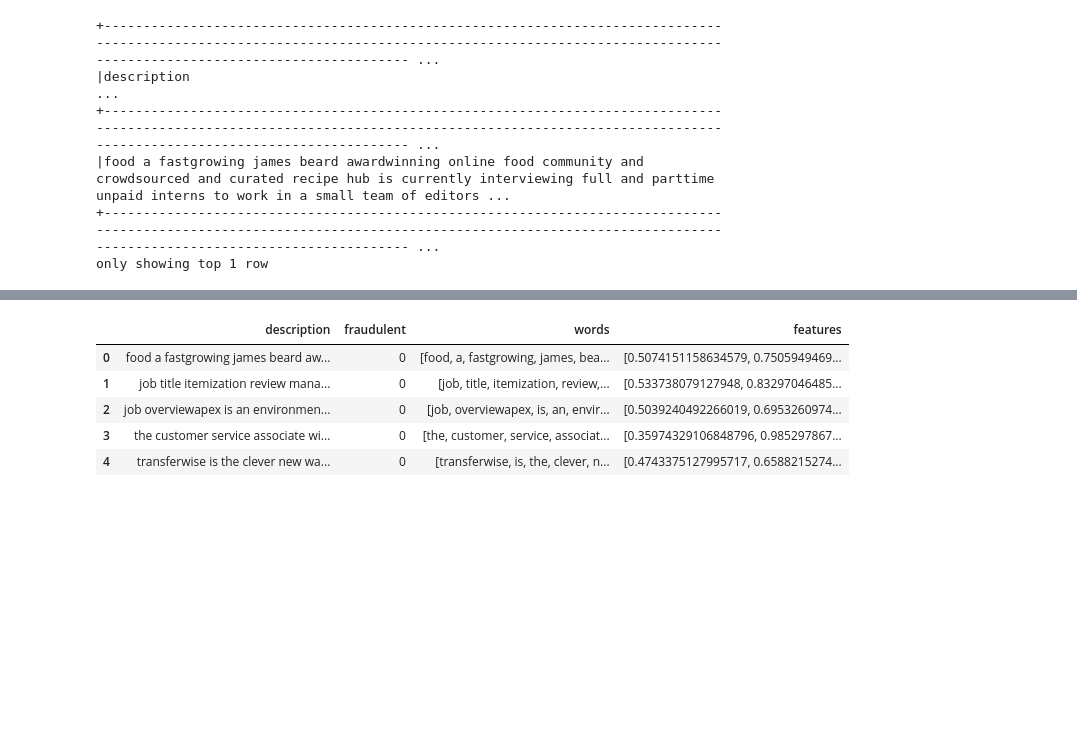
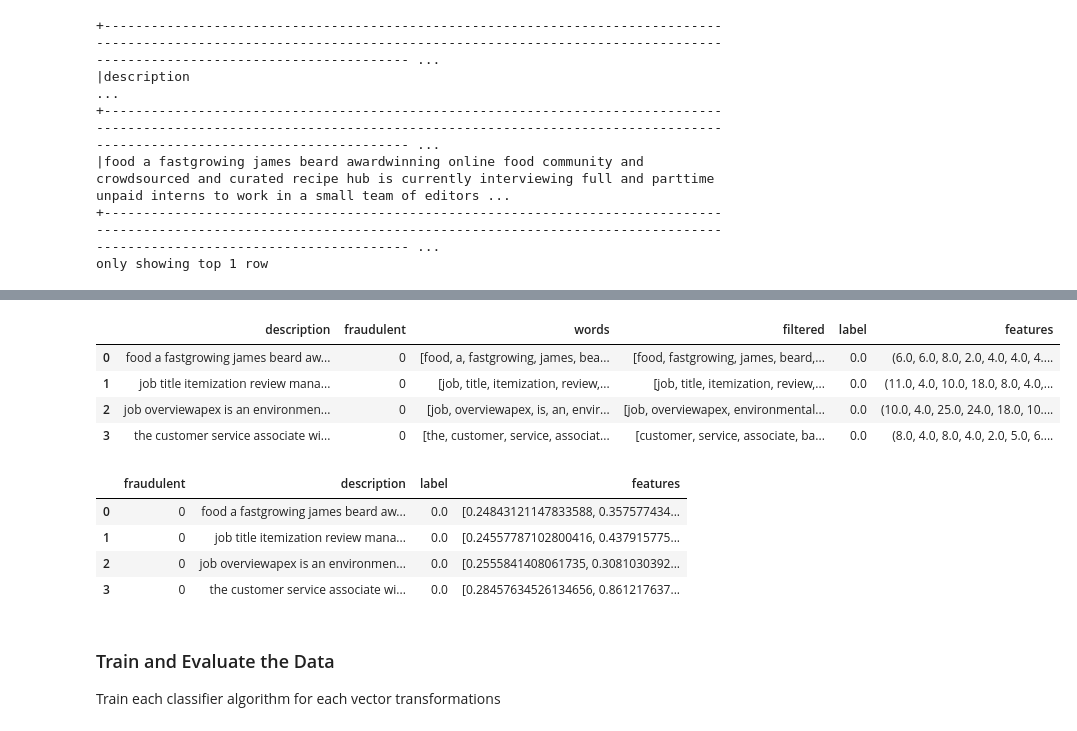
Before and after one commit to marleybacelar/fakejob, a Jupyter notebook: pyspark-fakejob.ipynb, the cells around one changed output, grey strips where cells are left out. Drawn from its saved outputs; the diff is of its cells as text; code cells hidden in the pictures; blank space fills up the shorter version.

```diff
--- a/pyspark-fakejob.ipynb
+++ b/pyspark-fakejob.ipynb
@@ -241,11 +234,21 @@ W2VfeaturizedData.name = 'W2VfeaturizedData' # We will need this to print later
-# %%
-# Display the Word2Vector Dataframe after the Scaler
-W2VfeaturizedData.limit(5).toPandas()
-# %% [output]
-|  | description | fraudulent | words | features |
-| 0 | food a fastgrowing james beard aw... | 0 | [food, a, fastgrowing, james, bea... | [0.5074151158634579, 0.7505949469... |
-| 1 | job title itemization review mana... | 0 | [job, title, itemization, review,... | [0.533738079127948, 0.83297046485... |
-| 2 | job overviewapex is an environmen... | 0 | [job, overviewapex, is, an, envir... | [0.5039240492266019, 0.6953260974... |
-| 3 | the customer service associate wi... | 0 | [the, customer, service, associat... | [0.35974329106848796, 0.985297867... |
-| 4 | transferwise is the clever new wa... | 0 | [transferwise, is, the, clever, n... | [0.4743375127995717, 0.6588215274... |
+# %%
+HTFfeaturizedData.limit(4).toPandas()
+# %% [output]
+|  | description | fraudulent | words | filtered | label | features |
+| 0 | food a fastgrowing james beard aw... | 0 | [food, a, fastgrowing, james, bea... | [food, fastgrowing, james, beard,... | 0.0 | (6.0, 6.0, 8.0, 2.0, 4.0, 4.0, 4.... |
+| 1 | job title itemization review mana... | 0 | [job, title, itemization, review,... | [job, title, itemization, review,... | 0.0 | (11.0, 4.0, 10.0, 18.0, 8.0, 4.0,... |
+| 2 | job overviewapex is an environmen... | 0 | [job, overviewapex, is, an, envir... | [job, overviewapex, environmental... | 0.0 | (10.0, 4.0, 25.0, 24.0, 18.0, 10.... |
+| 3 | the customer service associate wi... | 0 | [the, customer, service, associat... | [customer, service, associate, ba... | 0.0 | (8.0, 4.0, 8.0, 4.0, 2.0, 5.0, 6.... |
+# %%
+W2VfeaturizedData.limit(4).toPandas()
+# %% [output]
+|  | fraudulent | description | label | features |
+| 0 | 0 | food a fastgrowing james beard aw... | 0.0 | [0.24843121147833588, 0.357577434... |
+| 1 | 0 | job title itemization review mana... | 0.0 | [0.24557787102800416, 0.437915775... |
+| 2 | 0 | job overviewapex is an environmen... | 0.0 | [0.2555841408061735, 0.3081030392... |
+| 3 | 0 | the customer service associate wi... | 0.0 | [0.28457634526134656, 0.861217637... |
+# %% [markdown]
+### Train and Evaluate the Data
+
+Train each classifier algorithm for each vector transformations
 # %%
```
Also changed, not shown: parts of 12 cells of this notebook, 1 other file.
